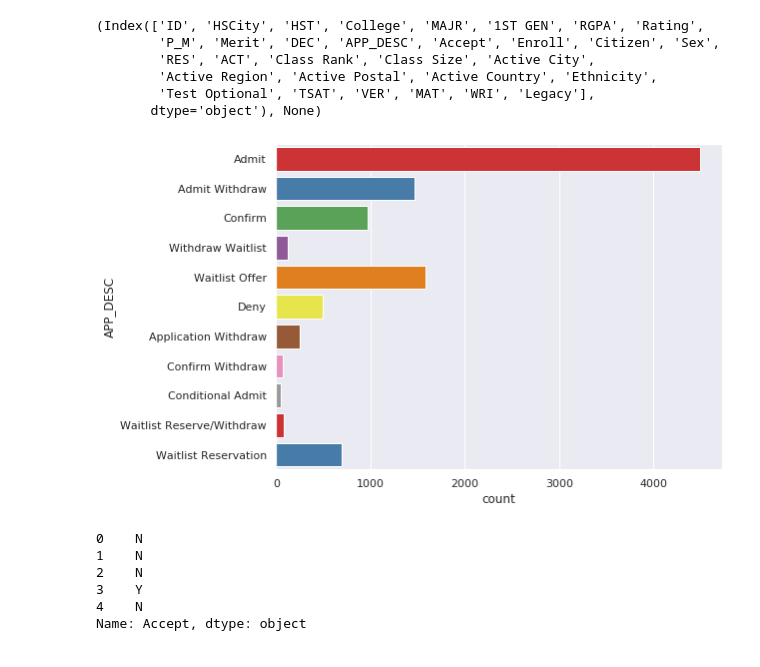
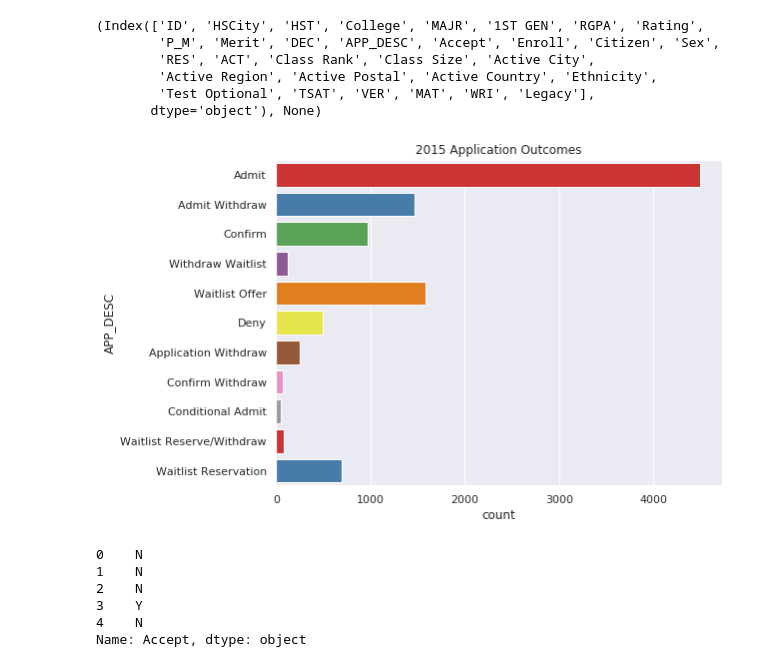
Before and after one commit to Kerry-Clarke/ba590_capstone, a Jupyter notebook: admissions_EDA.ipynb, the cells around one changed output. Cells and saved outputs as stored; diff of their text form; code cells hidden in the pictures.

```diff
--- a/admissions_EDA.ipynb
+++ b/admissions_EDA.ipynb
@@ -137,10 +139,12 @@ memory usage: 2.5+ MB
 # %%
 fig = plt.figure(figsize=(8,6))
 ax = sns.countplot(y="APP_DESC", data=df15, palette='Set1',hue_order='APP_DESC',
                    order=['Admit','Admit Withdraw','Confirm','Withdraw Waitlist','Waitlist Offer','Deny','Application Withdraw',
                             'Confirm Withdraw','Conditional Admit','Waitlist Reserve/Withdraw','Waitlist Reservation'])
+plt.title('2015 Application Outcomes')
+plt.savefig('images/2015_DESC.PNG')
 # %% [output]
-[figure, old version]
+[figure, new version]
 # %%
 df15['Accept'].replace(to_replace=' ', value=np.nan, inplace=True)
 df15['Accept'].fillna('N', inplace=True)
```
Also changed, not shown: parts of 10 cells of this notebook, 7 other files.
